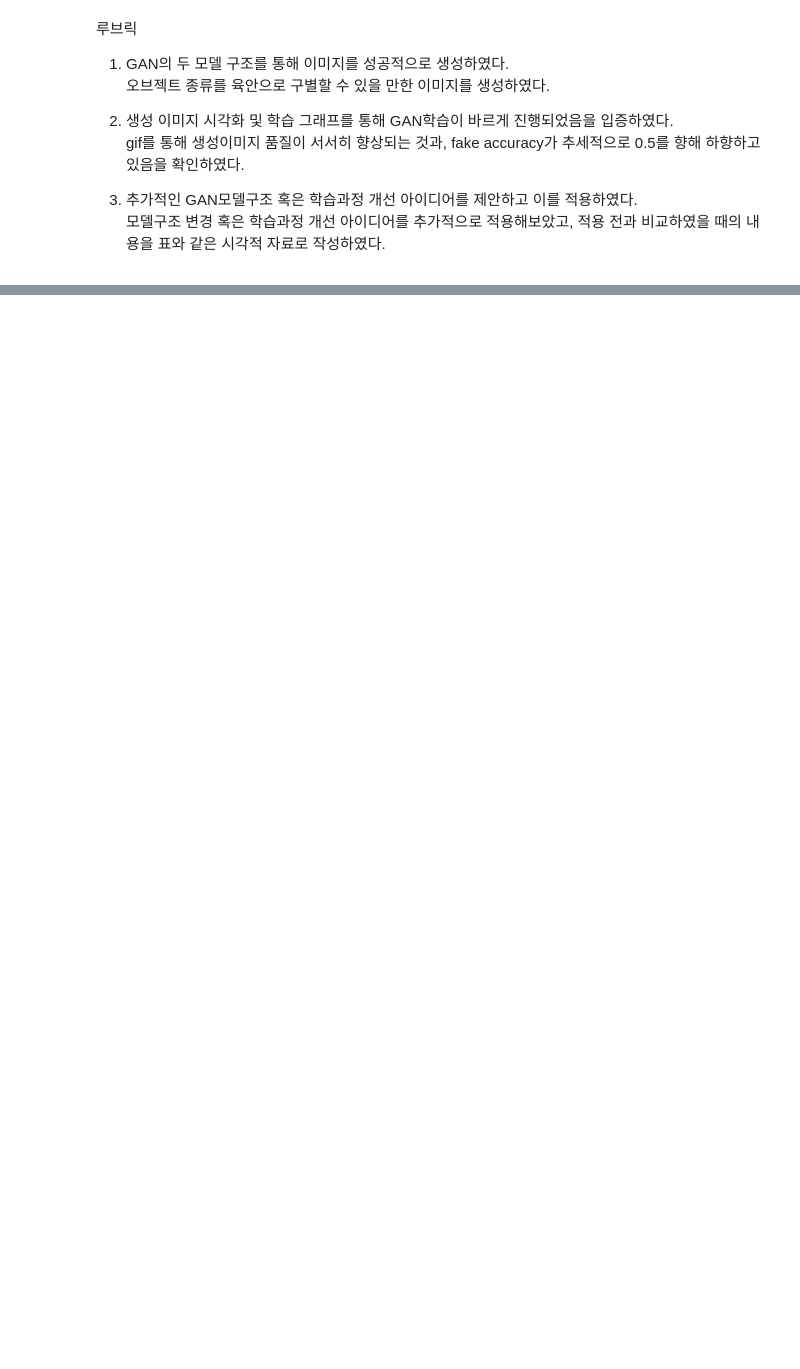
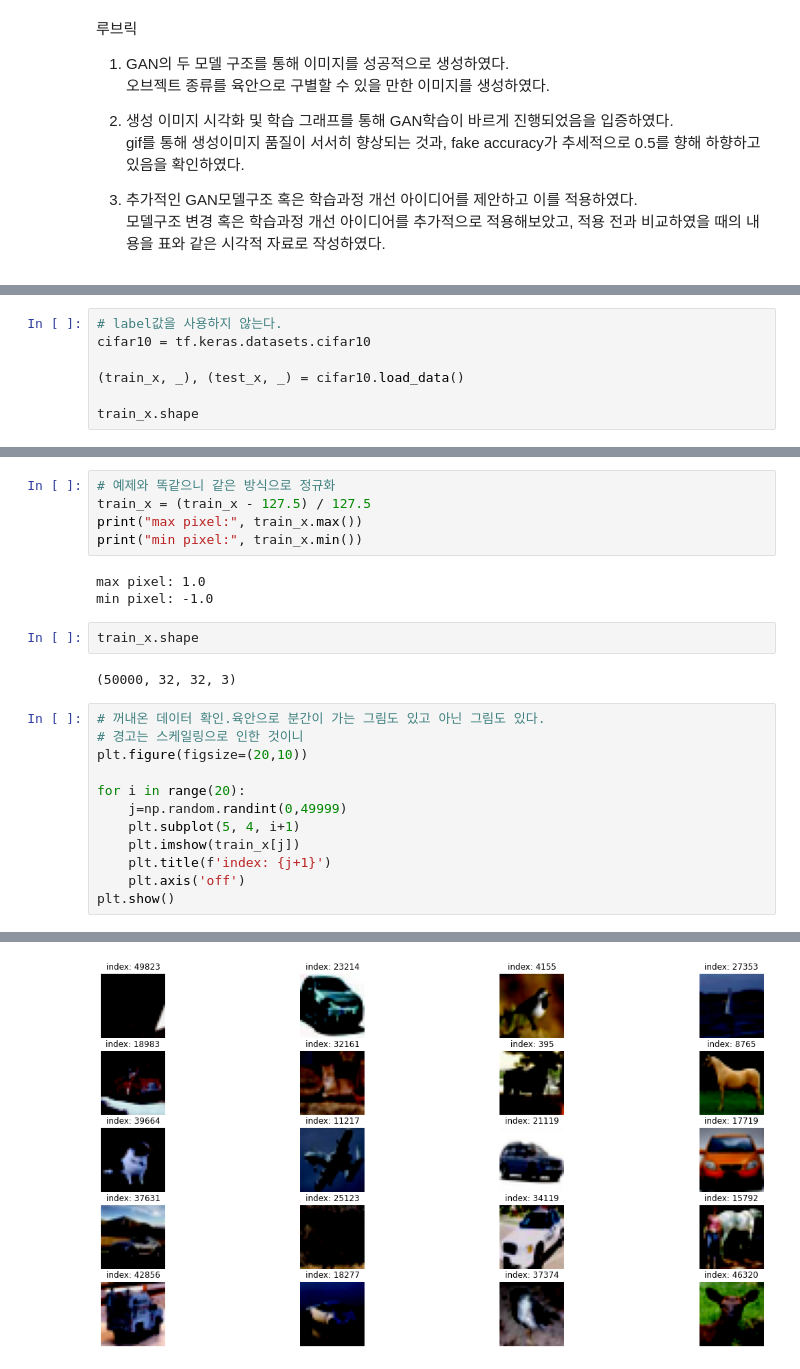
Before and after one commit to doldol1/edu-repo, a Jupyter notebook: [E-11]DCGAN_CIFAR10_submission.ipynb, the cells around one changed output, grey strips where cells are left out. Saved outputs shown, nothing was run; the diff lists cells and outputs as text; blank space fills up the shorter version.

```diff
--- a/[E-11]DCGAN_CIFAR10_submission.ipynb
+++ b/[E-11]DCGAN_CIFAR10_submission.ipynb
@@ -43,0 +47,7 @@ tensorflow 2.9.1
+# %%
+# label값을 사용하지 않는다.
+cifar10 = tf.keras.datasets.cifar10
+
+(train_x, _), (test_x, _) = cifar10.load_data()
+
+train_x.shape
@@ -43,0 +63,25 @@ tensorflow 2.9.1
+# %%
+# 예제와 똑같으니 같은 방식으로 정규화
+train_x = (train_x - 127.5) / 127.5
+print("max pixel:", train_x.max())
+print("min pixel:", train_x.min())
+# %% [output]
+max pixel: 1.0
+min pixel: -1.0
+# %%
+train_x.shape
+# %% [output]
+(50000, 32, 32, 3)
+# %%
+# 꺼내온 데이터 확인.육안으로 분간이 가는 그림도 있고 아닌 그림도 있다.
+# 경고는 스케일링으로 인한 것이니
+plt.figure(figsize=(20,10))
+
+for i in range(20):
+    j=np.random.randint(0,49999)
+    plt.subplot(5, 4, i+1)
+    plt.imshow(train_x[j])
+    plt.title(f'index: {j+1}')
+    plt.axis('off')
+plt.show()
+# %% [output]
@@ -43,0 +108 @@ tensorflow 2.9.1
+[figure, added]
```
Also changed, not shown: parts of 31 cells of this notebook.
